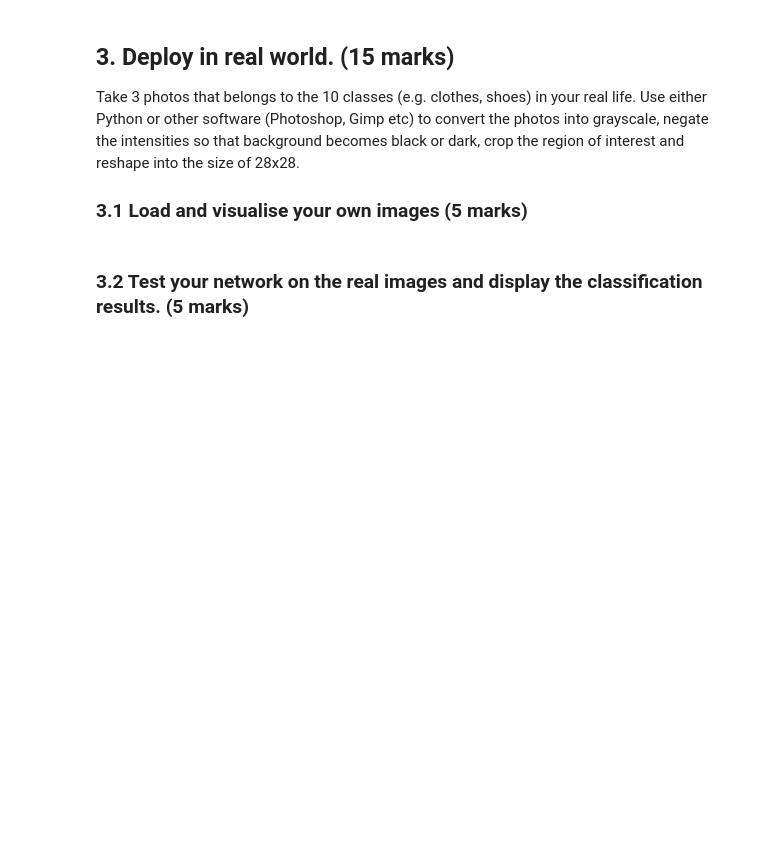
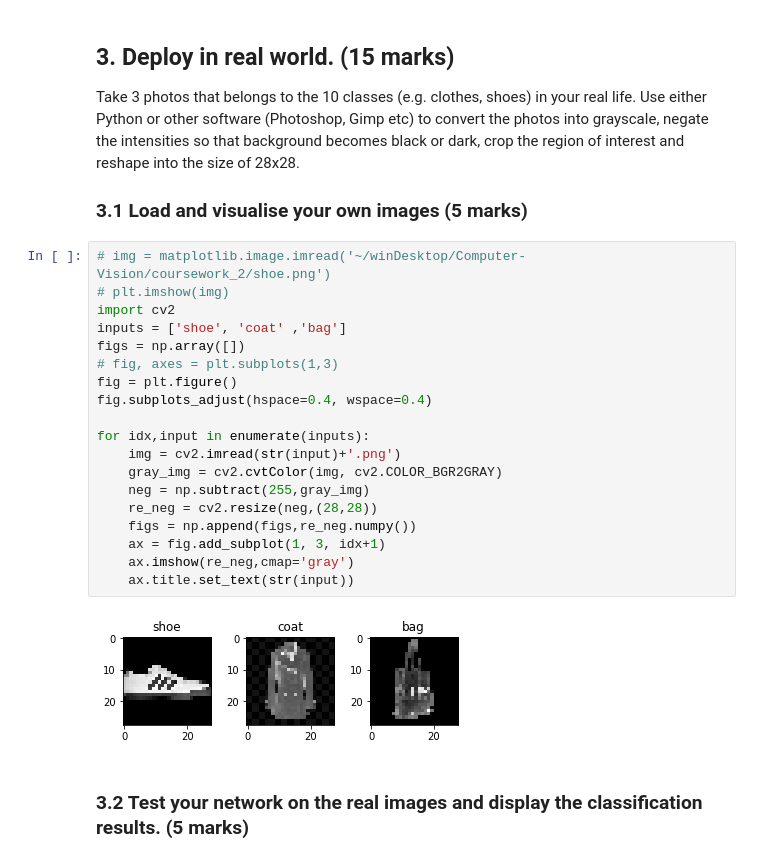
Before and after one commit to alanyuan97/Computer-Vision, a Jupyter notebook: coursework_2/coursework_2.ipynb, the cells around one changed output. Saved outputs shown, nothing was run; the diff lists cells and outputs as text; blank space fills up the shorter version.

```diff
--- a/coursework_2/coursework_2.ipynb
+++ b/coursework_2/coursework_2.ipynb
@@ -330,5 +358,26 @@ plt.show()
 Take 3 photos that belongs to the 10 classes (e.g. clothes, shoes) in your real life. Use either Python or other software (Photoshop, Gimp etc) to convert the photos into grayscale, negate the intensities so that background becomes black or dark, crop the region of interest and reshape into the size of 28x28.
 
 ### 3.1 Load and visualise your own images (5 marks)
+# %%
+# img = matplotlib.image.imread('~/winDesktop/Computer-Vision/coursework_2/shoe.png')
+# plt.imshow(img)
+import cv2
+inputs = ['shoe', 'coat' ,'bag']
+figs = np.array([])
+# fig, axes = plt.subplots(1,3)
+fig = plt.figure()
+fig.subplots_adjust(hspace=0.4, wspace=0.4)
+
+for idx,input in enumerate(inputs):
+    img = cv2.imread(str(input)+'.png')
+    gray_img = cv2.cvtColor(img, cv2.COLOR_BGR2GRAY)
+    neg = np.subtract(255,gray_img)
+    re_neg = cv2.resize(neg,(28,28))
+    figs = np.append(figs,re_neg.numpy())
+    ax = fig.add_subplot(1, 3, idx+1)
+    ax.imshow(re_neg,cmap='gray')
+    ax.title.set_text(str(input))
+# %% [output]
+[figure, added]
 # %% [markdown]
 ### 3.2 Test your network on the real images and display the classification results. (5 marks)
```
Also changed, not shown: parts of 8 cells of this notebook, 3 other files.
